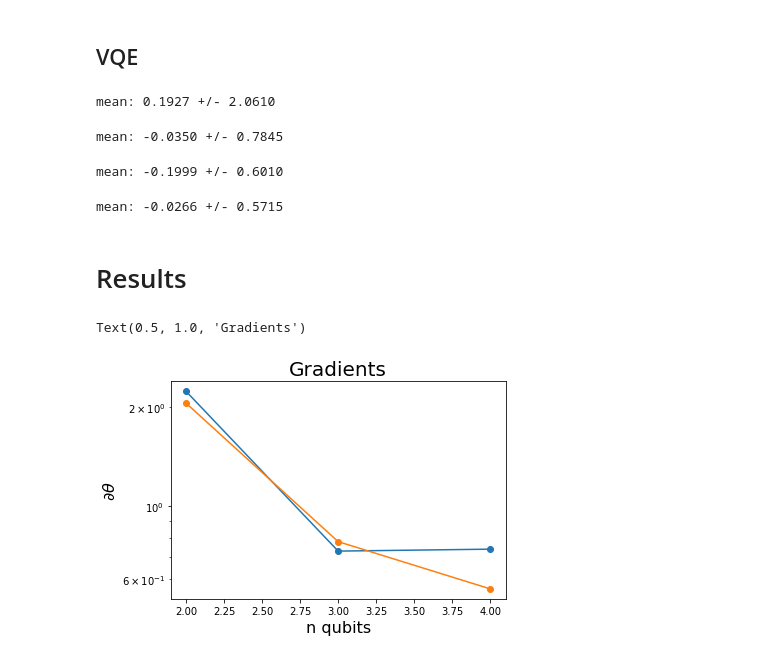
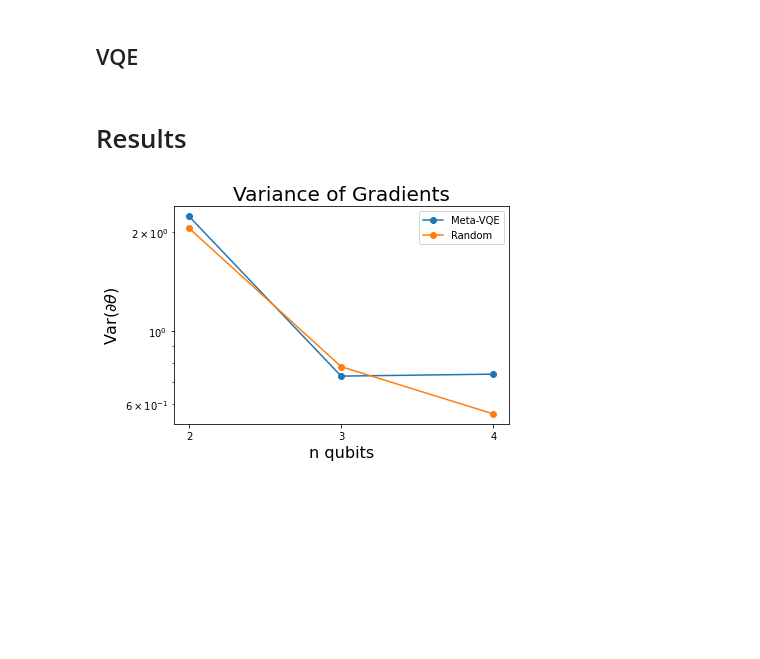
Before and after one commit to nahumsa/qhack21, a Jupyter notebook: Meta_VQE_Pennylane.ipynb, the cells around one changed output. Cells and saved outputs as stored; diff of their text form; code cells hidden in the pictures; blank space fills up the shorter version.

Commit message:
Updated the plot aesthetic

```diff
--- a/Meta_VQE_Pennylane.ipynb
+++ b/Meta_VQE_Pennylane.ipynb
@@ -237,7 +239,8 @@ train_deltas = np.random.uniform(low=-1.1, high=1.1, size=5)
 
 # Hyperparameters
 eta = 0.75
-n_layers = 1 # One encoding and one processing
+delta = 0.
+n_layers = 2 # One encoding and one processing
 L = 2*n_layers
 
 # initializing parameters
@@ -262,7 +265,7 @@ for _ in tqdm(range(samples)):
     # Copy optimal parameters
     params_mvqe = params.copy()
 
-    H = hamiltonian_XXZ(n_qubits, delta=0., eta=eta)
+    H = hamiltonian_XXZ(n_qubits, delta=delta, eta=eta)
     # Compute the gradient
     qcircuit = qml.QNode(variational_ansatz, dev)
     cost_fn = ExpvalH(H, dev)
@@ -312,45 +337,20 @@ for _ in tqdm(range(samples)):
-# %%
-# 2 qubits
-var = np.var(v_gradient)
-mean = np.mean(v_gradient)
-print(f"mean: {mean:.4f} +/- {var:.4f}")
-# %% [output]
-mean: 0.1927 +/- 2.0610
-# %%
-# 3 qubits
-var = np.var(v_gradient)
-mean = np.mean(v_gradient)
-print(f"mean: {mean:.4f} +/- {var:.4f}")
-# %% [output]
-mean: -0.0350 +/- 0.7845
-# %%
-# 4 qubits
-var = np.var(v_gradient)
-mean = np.mean(v_gradient)
-print(f"mean: {mean:.4f} +/- {var:.4f}")
-# %% [output]
-mean: -0.1999 +/- 0.6010
-# %%
-# 5 qubits
-var = np.var(v_gradient)
-mean = np.mean(v_gradient)
-print(f"mean: {mean:.4f} +/- {var:.4f}")
-# %% [output]
-mean: -0.0266 +/- 0.5715
 # %% [markdown]
 # Results
 # %%
 import matplotlib.pyplot as plt
 
 var_mvqe = [2.2386, 0.73, 0.74]
 var_vqe = [2.06, 0.78, 0.56]
+x_axis = [i for i in range(2,2+len(var_mvqe))]
 
-plt.plot(range(2,5), var_mvqe, '-o')
-plt.plot(range(2,5), var_vqe, '-o')
+plt.plot(x_axis, var_mvqe, '-o', label="Meta-VQE")
+plt.plot(x_axis, var_vqe, '-o', label="Random")
+plt.xticks(x_axis)
 plt.yscale('log')
 plt.xlabel('n qubits', fontsize=16)
-plt.ylabel(r'$\partial\theta$', fontsize=16)
-plt.title('Gradients', fontsize=20)
+plt.ylabel(r'Var($\partial\theta$)', fontsize=16)
+plt.title('Variance of Gradients', fontsize=20)
+plt.legend()
+plt.show()
 # %% [output]
-Text(0.5, 1.0, 'Gradients')
-[figure, old version]
+[figure, new version]
```
Also changed, not shown: parts of 3 cells of this notebook.
